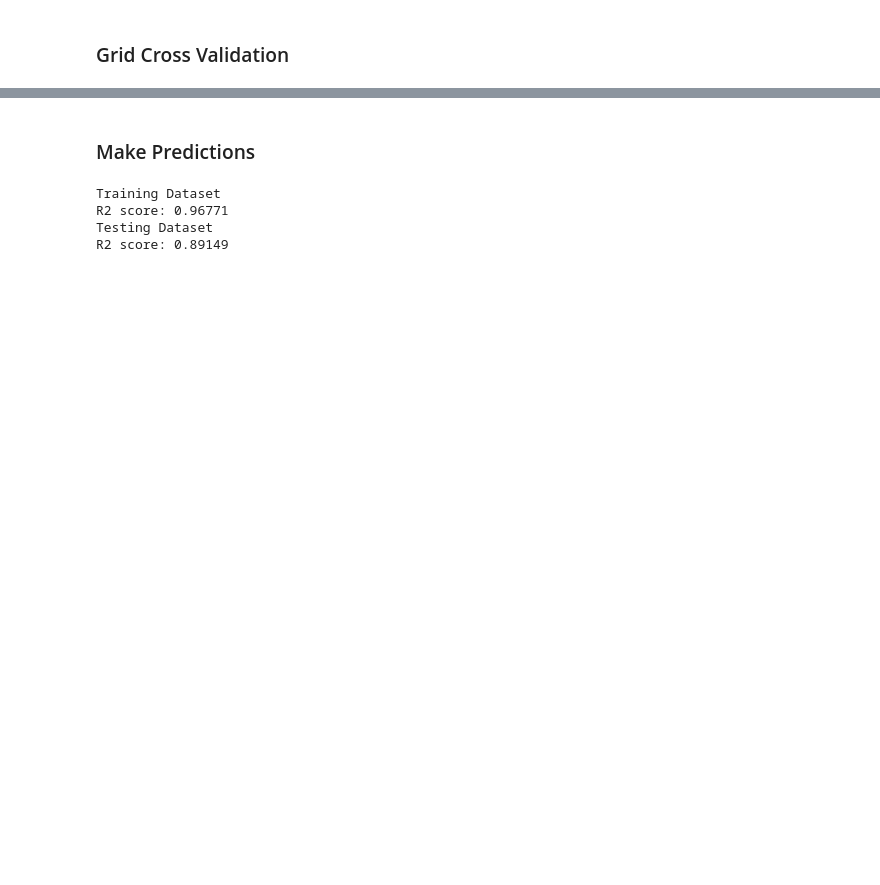
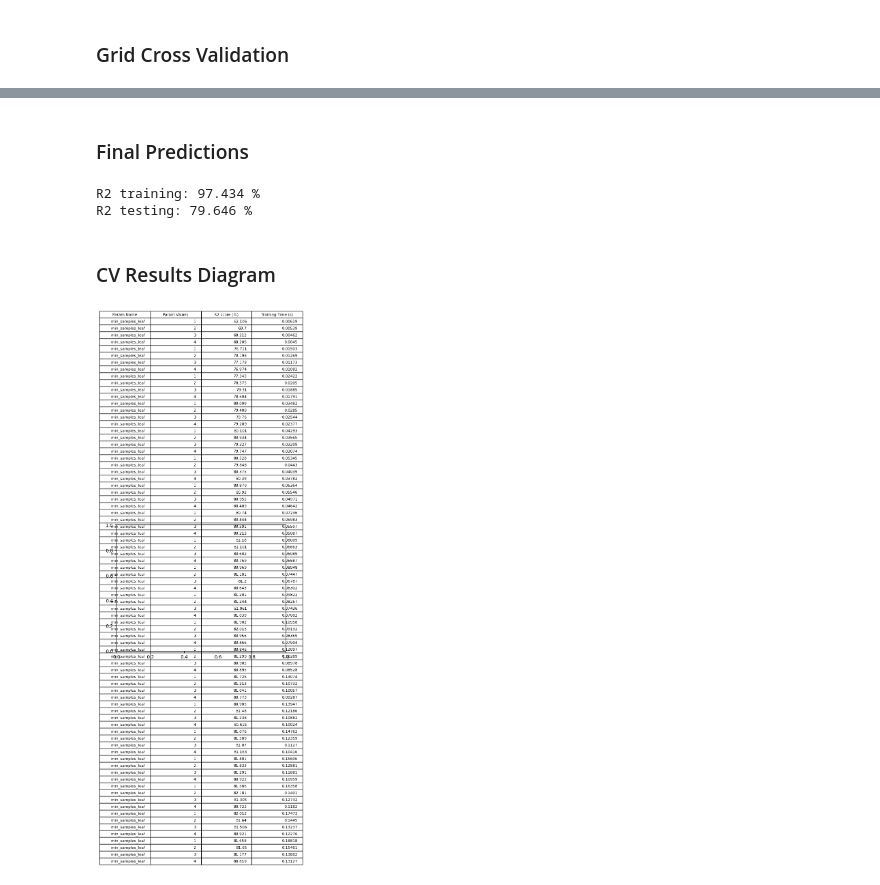
Before and after one commit to k38670462/ML_Project, a Jupyter notebook: random_forest/random_forest.ipynb, the cells around one changed output, grey strips where cells are left out. Cells and saved outputs as stored; diff of their text form; code cells hidden in the pictures; blank space fills up the shorter version.

```diff
--- a/random_forest/random_forest.ipynb
+++ b/random_forest/random_forest.ipynb
@@ -230,21 +224,40 @@ Start building regressor ...
 # %% [markdown]
-### Make Predictions
+### Final Predictions
-# %%
-def MakePredictions(X, regressor, Y=None):
-    predictions = regressor.predict(X)
-
-    if Y is not None:
-        r2 = r2_score(Y, predictions)
-        print(f'R2 score: {round(r2, 5)}')
-
-    return predictions
-
-print('Training Dataset')
-predictions_training = MakePredictions(X_training, regressor, Y_training)
-print('Testing Dataset')
-predictions_testing = MakePredictions(X_testing, regressor, Y_testing)
-# %% [output]
-Training Dataset
-R2 score: 0.96771
-Testing Dataset
-R2 score: 0.89149
+# %%
+predictions = MakePredictions(X_training, Regressor)
+r2 = r2_score(Y_training, predictions)
+print(f'R2 training: {round(r2 * 100, 3)} %')
+
+predictions = MakePredictions(X_testing, Regressor)
+r2 = r2_score(Y_testing, predictions)
+print(f'R2 testing: {round(r2 * 100, 3)} %')
+# %% [output]
+R2 training: 97.434 %
+R2 testing: 79.646 %
+# %% [markdown]
+### CV Results Diagram
+# %%
+def ShowCVResults():
+    _, axis = plt.subplots()
+    headers = ['Param Name', 'Param Values', 'R2 score (%)', 'Training Time (s)']
+    data = []
+
+    for result in cv_results:
+        name = result['param_name']
+        values = result['param_values']
+        scores = result['cv_results']['mean_test_score']   # r2
+        times = result['cv_results']['mean_fit_time']   # training time
+
+        for value, score, time in zip(values, scores, times):
+            data.append([name, value, round(score * 100, 3), round(time, 5)])
+
+    table = axis.table(cellText=data, colLabels=headers, loc='center')
+    table.auto_set_font_size(False)
+    table.set_fontsize(8)
+    table.scale(1.2, 1.2)
+    plt.show()
+
+
+ShowCVResults()
+# %% [output]
+[figure, added]
```
Also changed, not shown: parts of 19 cells of this notebook, 4 other files.
